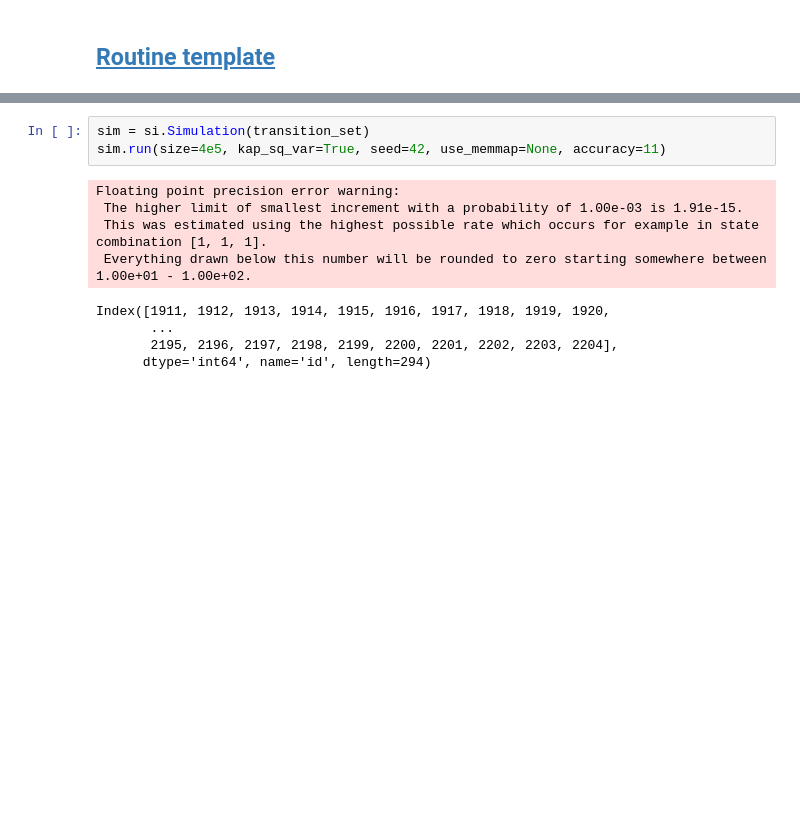
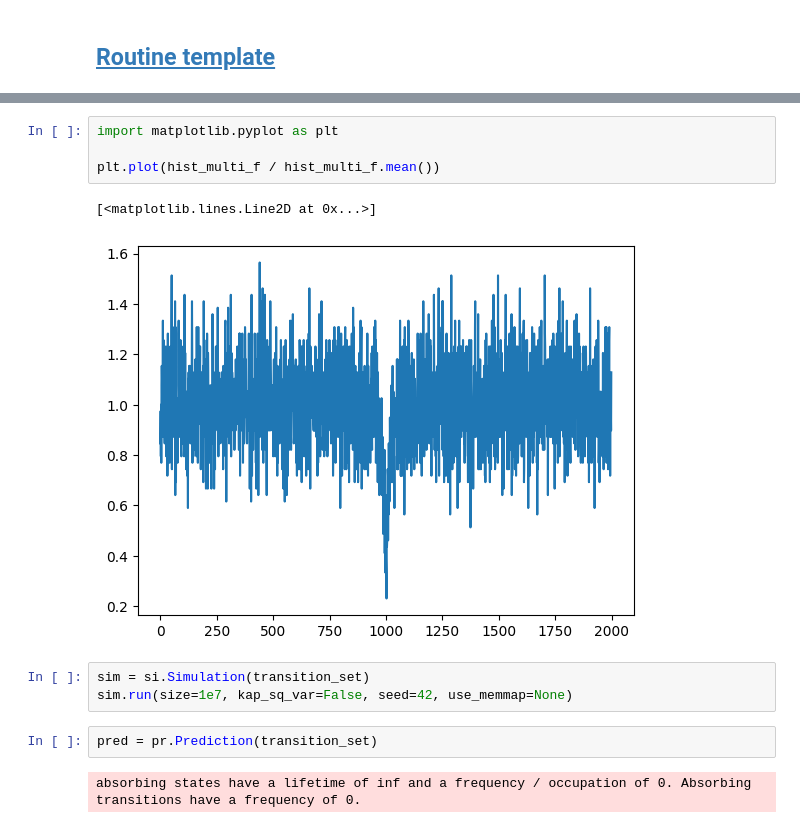
Before and after one commit to super-resolution/Fluopy, a Jupyter notebook: notebooks/General/trials.ipynb, the cells around one changed output, grey strips where cells are left out. Saved outputs shown, nothing was run; the diff lists cells and outputs as text; blank space fills up the shorter version.

```diff
--- a/notebooks/General/trials.ipynb
+++ b/notebooks/General/trials.ipynb
@@ -72,12 +132,14 @@ transition_set.transition_df
+# %%
+import matplotlib.pyplot as plt
+
+plt.plot(hist_multi_f / hist_multi_f.mean())
+# %% [output]
+[<matplotlib.lines.Line2D at 0x...>]
+[figure, added]
 # %%
 sim = si.Simulation(transition_set)
-sim.run(size=4e5, kap_sq_var=True, seed=42, use_memmap=None, accuracy=11)
+sim.run(size=1e7, kap_sq_var=False, seed=42, use_memmap=None)
-# %% [output]
-Floating point precision error warning:
- The higher limit of smallest increment with a probability of 1.00e-03 is 1.91e-15.
- This was estimated using the highest possible rate which occurs for example in state combination [1, 1, 1].
- Everything drawn below this number will be rounded to zero starting somewhere between 1.00e+01 - 1.00e+02.
-Index([1911, 1912, 1913, 1914, 1915, 1916, 1917, 1918, 1919, 1920,
-       ...
-       2195, 2196, 2197, 2198, 2199, 2200, 2201, 2202, 2203, 2204],
-      dtype='int64', name='id', length=294)
+# %%
+pred = pr.Prediction(transition_set)
+# %% [output]
+absorbing states have a lifetime of inf and a frequency / occupation of 0. Absorbing transitions have a frequency of 0.
```
Also changed, not shown: parts of 10 cells of this notebook, 35 other files.
